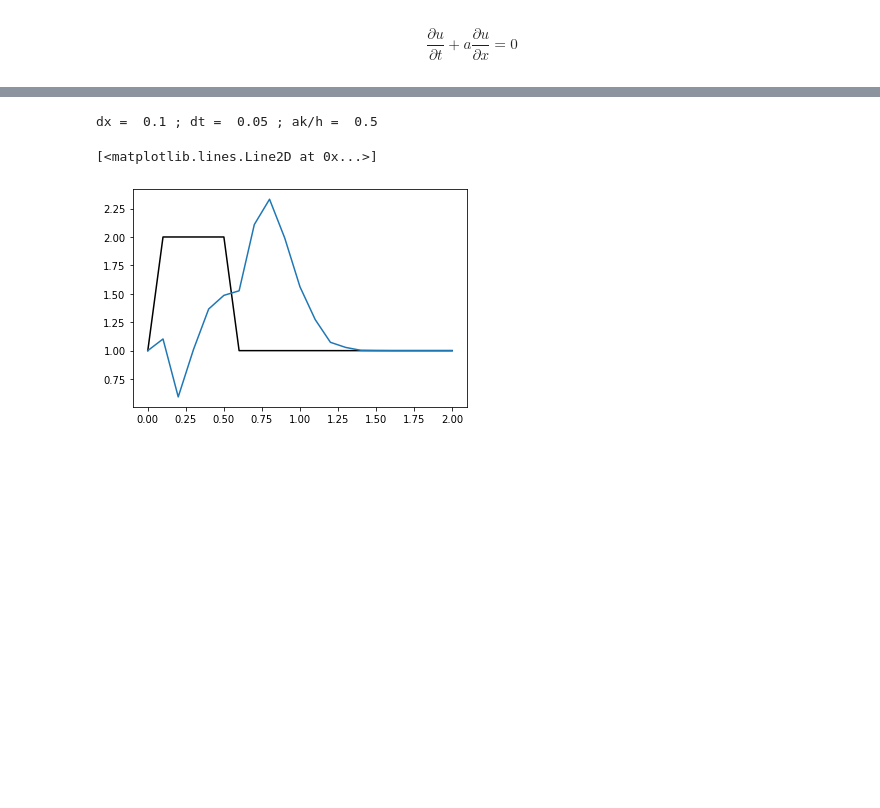
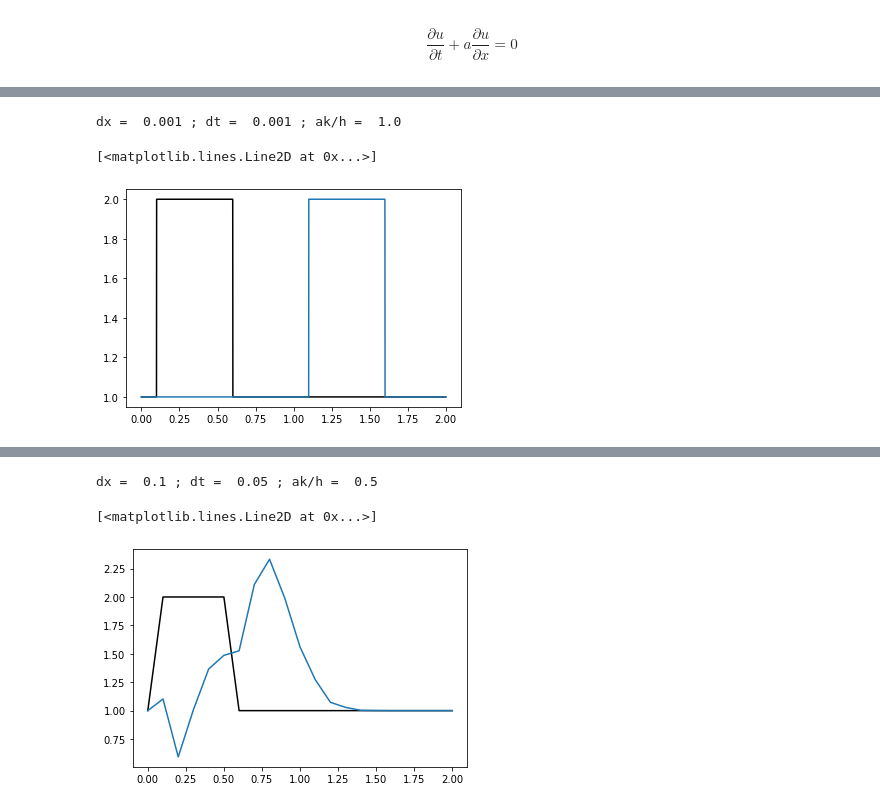
Before and after one commit to andresgm/ua-IMEC4600-finite-differences, a Jupyter notebook: code/adveccion.ipynb, the cells around one changed output, grey strips where cells are left out. Drawn from its saved outputs; the diff is of its cells as text; code cells hidden in the pictures; blank space fills up the shorter version.

```diff
--- a/code/adveccion.ipynb
+++ b/code/adveccion.ipynb
@@ -58,0 +59,26 @@ dx =  0.1 ; dt =  0.01 ; ak/h =  0.09999999999999999
+# %%
+# Lax-Wendroff
+
+nx = 2001
+dx = 2 / (nx-1)
+nt = 1000    #nt is the number of timesteps we want to calculate
+dt = .001  #dt is the amount of time each timestep covers (delta t)
+a = 1      #assume wavespeed of a = 1
+print('dx = ', dx, '; dt = ', dt, '; ak/h = ', a*dt/dx)
+
+u = numpy.ones(nx)      #numpy function ones()
+u[int(.1 / dx):int(.6 / dx + 1)] = 2  #setting u = 2 between 0.5 and 1 as per our I.C.s
+
+pyplot.plot(numpy.linspace(0, 2, nx), u, 'k')
+
+un = numpy.ones(nx)
+for n in range(nt):
+    un = u.copy()
+    for i in range(1, nx-1):
+        u[i] = un[i] - a*dt/(2*dx)*(un[i+1] - un[i-1]) + (a**2*dt**2)/(2*dx**2)*(un[i-1]-2*un[i]+un[i+1])
+
+pyplot.plot(numpy.linspace(0, 2, nx), u)
+# %% [output]
+dx =  0.001 ; dt =  0.001 ; ak/h =  1.0
+[<matplotlib.lines.Line2D at 0x...>]
+[figure, added]
```
Also changed, not shown: parts of 7 cells of this notebook.
